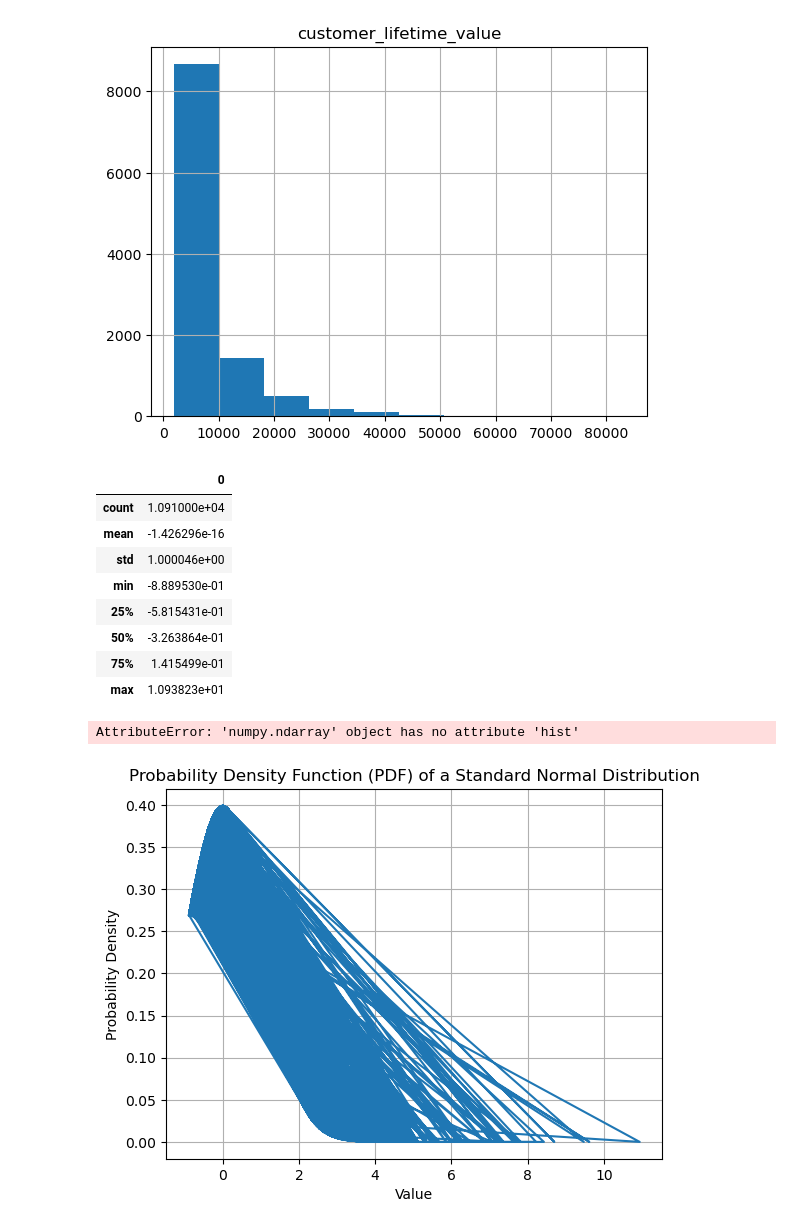
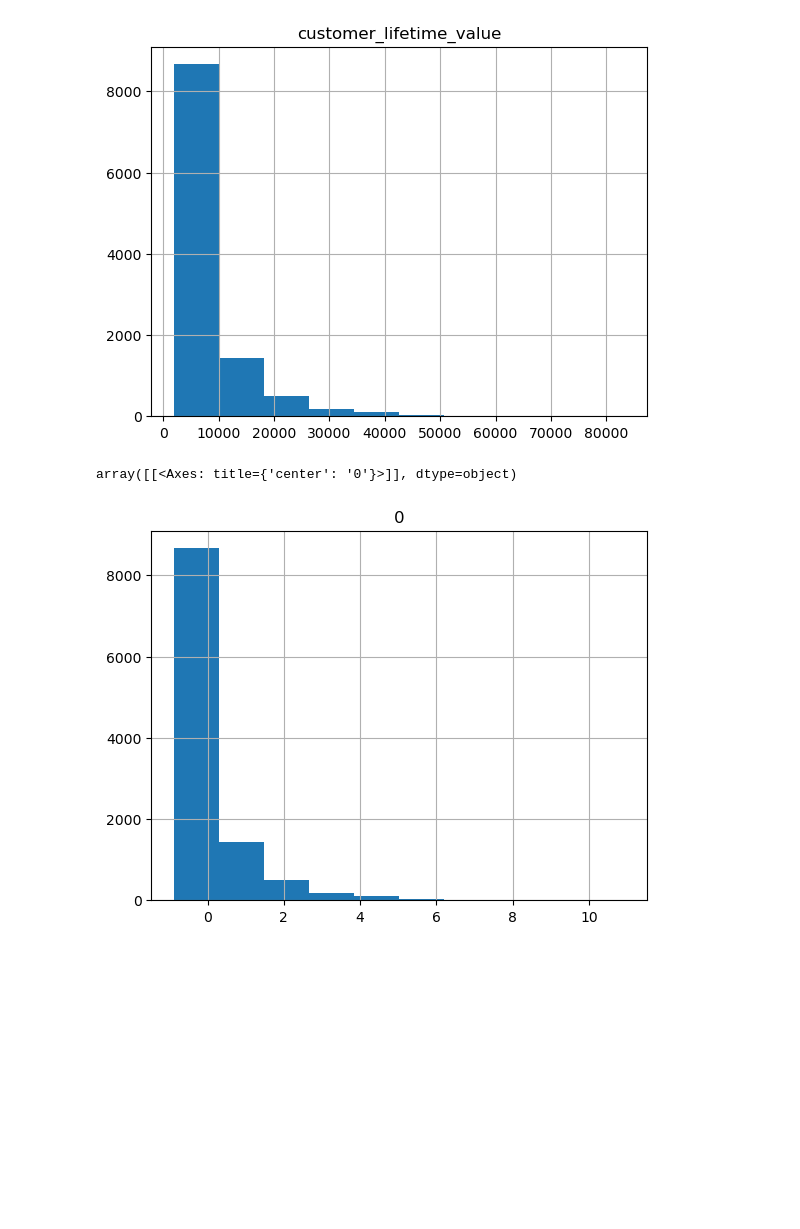
Before and after one commit to JKenny333/Ironhack_Labs, a Jupyter notebook: Week 4/Data _transformation_lab_week4_day1.ipynb, the cells around one changed output. Drawn from its saved outputs; the diff is of its cells as text; code cells hidden in the pictures; blank space fills up the shorter version.

```diff
--- a/Week 4/Data _transformation_lab_week4_day1.ipynb
+++ b/Week 4/Data _transformation_lab_week4_day1.ipynb
@@ -239,29 +239,10 @@ scaler_standard = StandardScaler()
 var_b = pd.DataFrame(scaler_standard.fit_transform(var_b))
 # %%
 var_b.describe()
+var_b.hist()
 # %% [output]
-|  | 0 |
-| count | 1.091000e+04 |
-| mean | -1.426296e-16 |
-| std | 1.000046e+00 |
-| min | -8.889530e-01 |
-| 25% | -5.815431e-01 |
-| 50% | -3.263864e-01 |
-| 75% | 1.415499e-01 |
-| max | 1.093823e+01 |
+array([[<Axes: title={'center': '0'}>]], dtype=object)
+[figure, added]
 # %%
 import matplotlib.pyplot as plt
 from scipy.stats import norm
-# %%
-pdf_values = norm.pdf(var_b, -1.426296e-16, 1.000046e+00)  # Mean = 0, Std = 1 for a standard normal distribution
-pdf_values.hist()
-# %% [output]
-AttributeError: 'numpy.ndarray' object has no attribute 'hist'
-# %%
-plt.plot(var_b, pdf_values)
-plt.title('Probability Density Function (PDF) of a Standard Normal Distribution')
-plt.xlabel('Value')
-plt.ylabel('Probability Density')
-plt.grid(True)
-# %% [output]
-[figure, removed]
```
Also changed, not shown: parts of 1 cell of this notebook.
